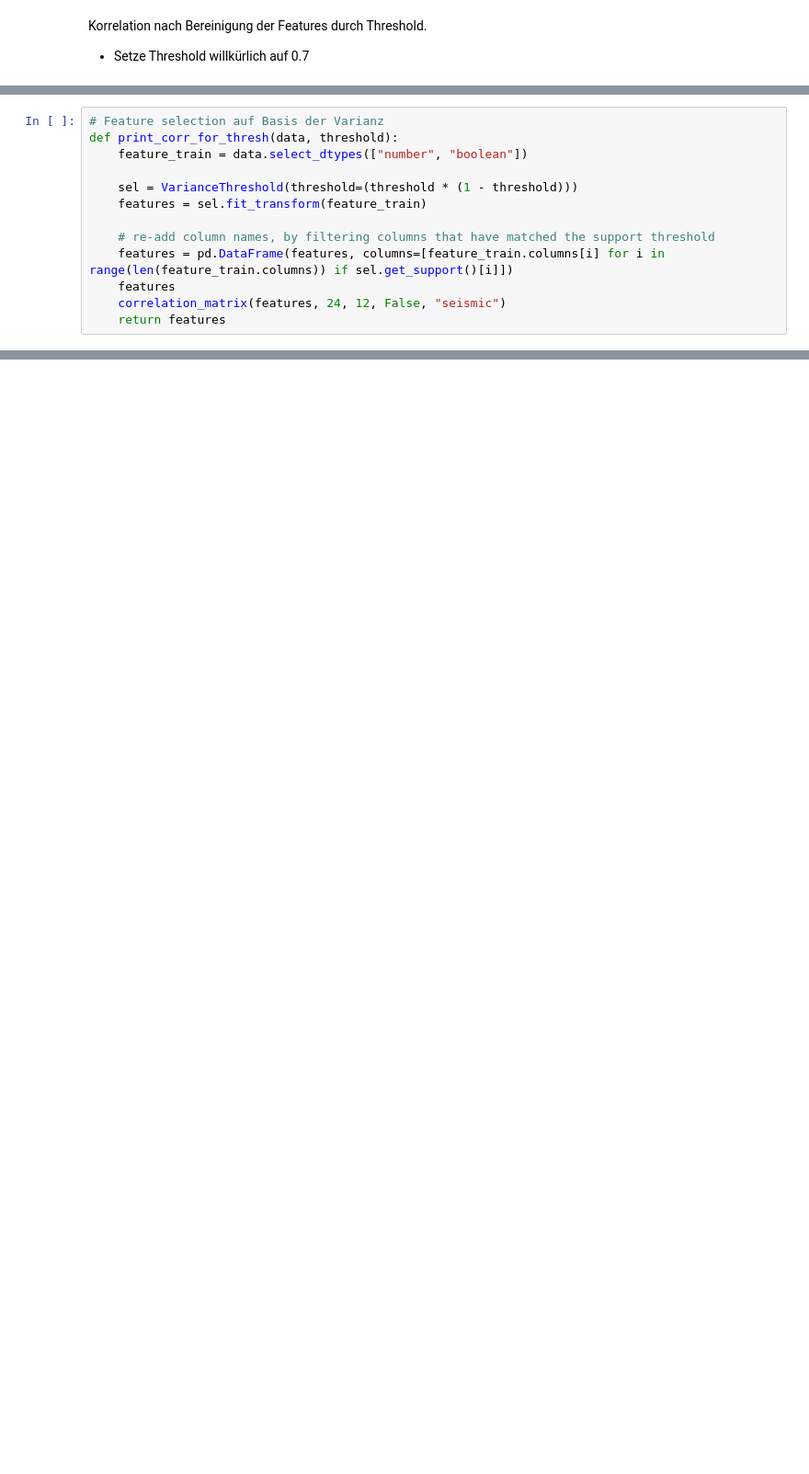
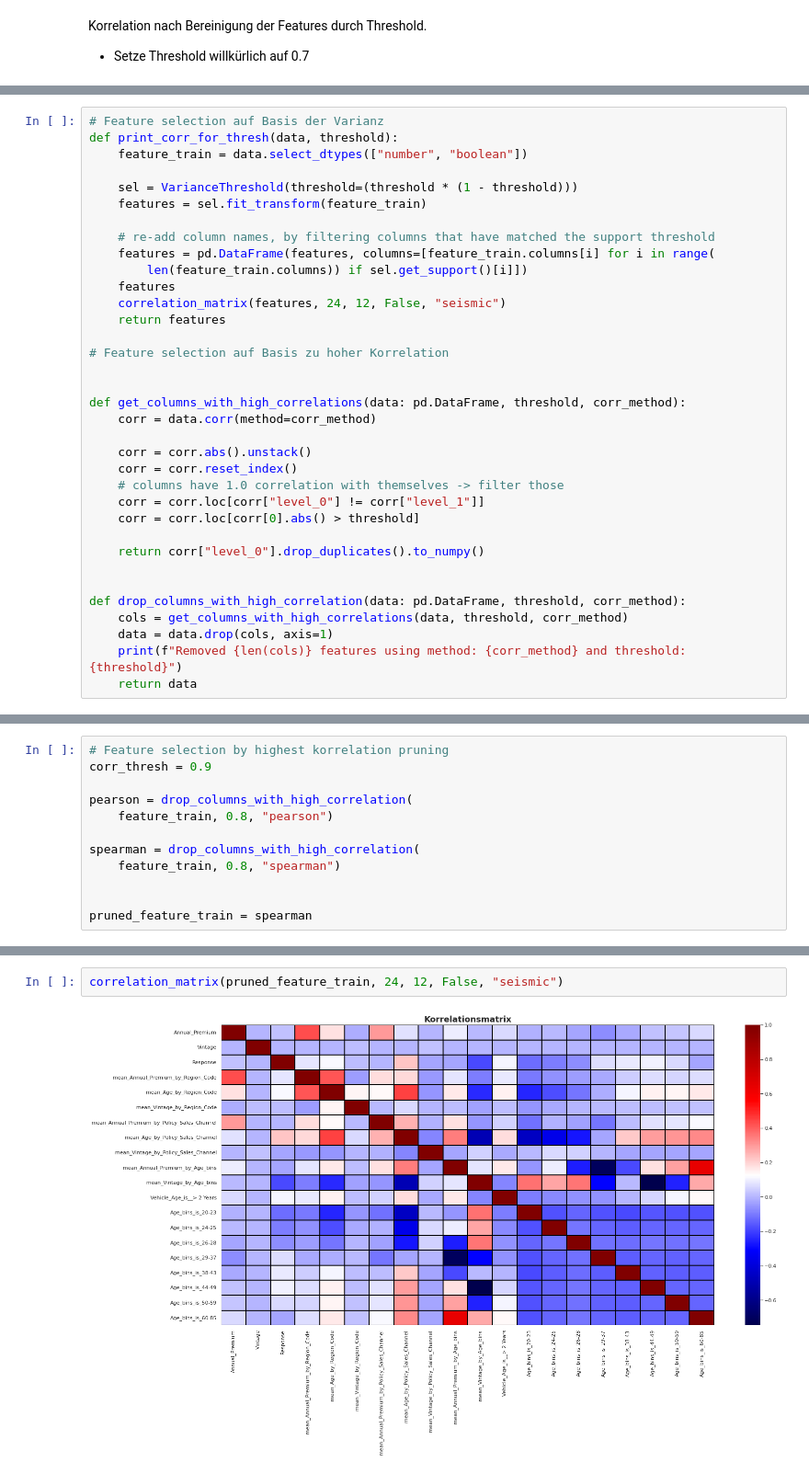
Before and after one commit to Oshimani/datanalaysispython_ws2122, a Jupyter notebook: DatenAnalyseMitPython.ipynb, the cells around one changed output, grey strips where cells are left out. Shown at 92% size. Drawn from its saved outputs; the diff is of its cells as text; blank space fills up the shorter version.

Commit message:
Feature selection stuff

```diff
--- a/DatenAnalyseMitPython.ipynb
+++ b/DatenAnalyseMitPython.ipynb
@@ -1153,7 +1605,29 @@ def print_corr_for_thresh(data, threshold):
     features = sel.fit_transform(feature_train)
 
     # re-add column names, by filtering columns that have matched the support threshold
-    features = pd.DataFrame(features, columns=[feature_train.columns[i] for i in range(len(feature_train.columns)) if sel.get_support()[i]])
+    features = pd.DataFrame(features, columns=[feature_train.columns[i] for i in range(
+        len(feature_train.columns)) if sel.get_support()[i]])
     features
     correlation_matrix(features, 24, 12, False, "seismic")
     return features
+
+# Feature selection auf Basis zu hoher Korrelation
+
+
+def get_columns_with_high_correlations(data: pd.DataFrame, threshold, corr_method):
+    corr = data.corr(method=corr_method)
+
+    corr = corr.abs().unstack()
+    corr = corr.reset_index()
+    # columns have 1.0 correlation with themselves -> filter those
+    corr = corr.loc[corr["level_0"] != corr["level_1"]]
+    corr = corr.loc[corr[0].abs() > threshold]
+
+    return corr["level_0"].drop_duplicates().to_numpy()
+
+
+def drop_columns_with_high_correlation(data: pd.DataFrame, threshold, corr_method):
+    cols = get_columns_with_high_correlations(data, threshold, corr_method)
+    data = data.drop(cols, axis=1)
+    print(f"Removed {len(cols)} features using method: {corr_method} and threshold: {threshold}")
+    return data
@@ -1175,0 +1642,12 @@ feature_train
+# %%
+# Feature selection by highest korrelation pruning
+corr_thresh = 0.9
+
+pearson = drop_columns_with_high_correlation(
+    feature_train, 0.8, "pearson")
+
+spearman = drop_columns_with_high_correlation(
+    feature_train, 0.8, "spearman")
+
+
+pruned_feature_train = spearman
@@ -1175,0 +1671,4 @@ feature_train
+# %%
+correlation_matrix(pruned_feature_train, 24, 12, False, "seismic")
+# %% [output]
+[figure, added]
```
Also changed, not shown: parts of 72 cells of this notebook.
